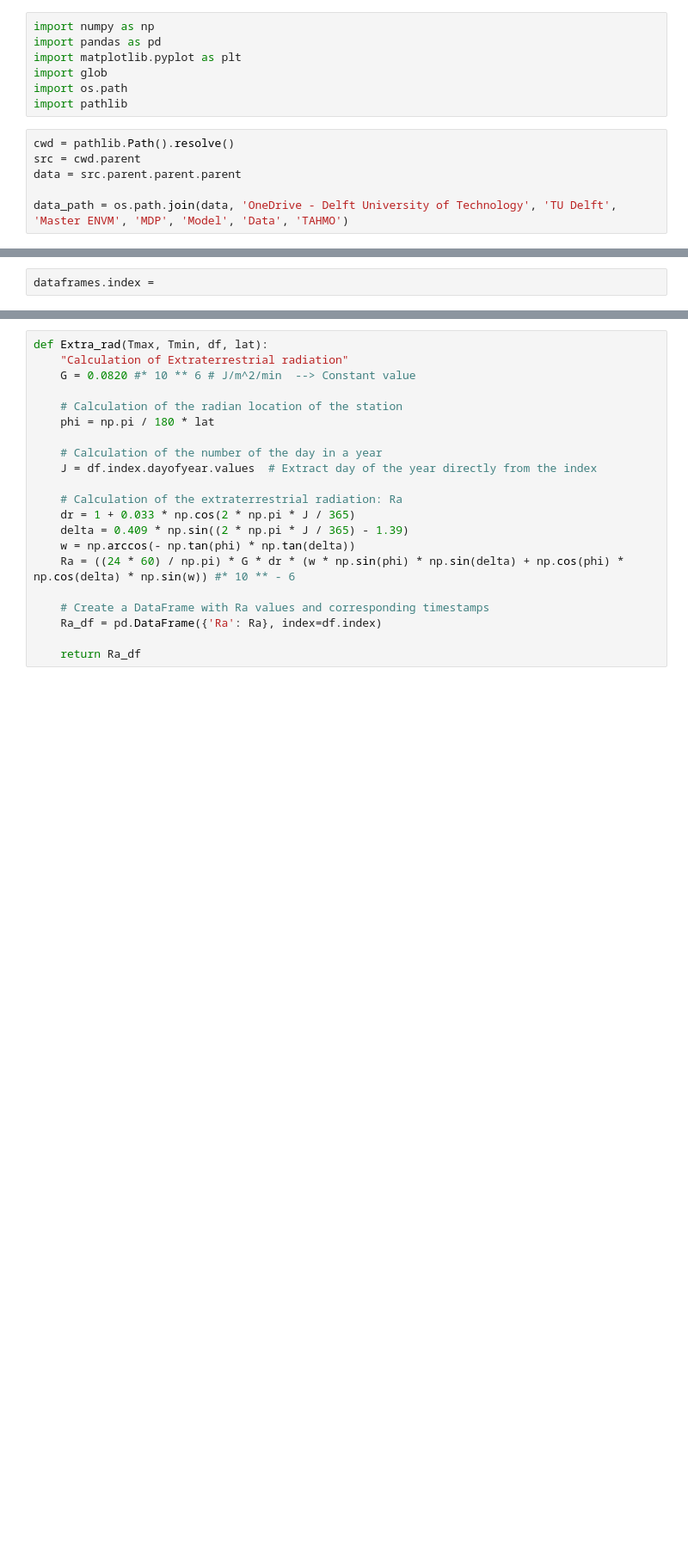
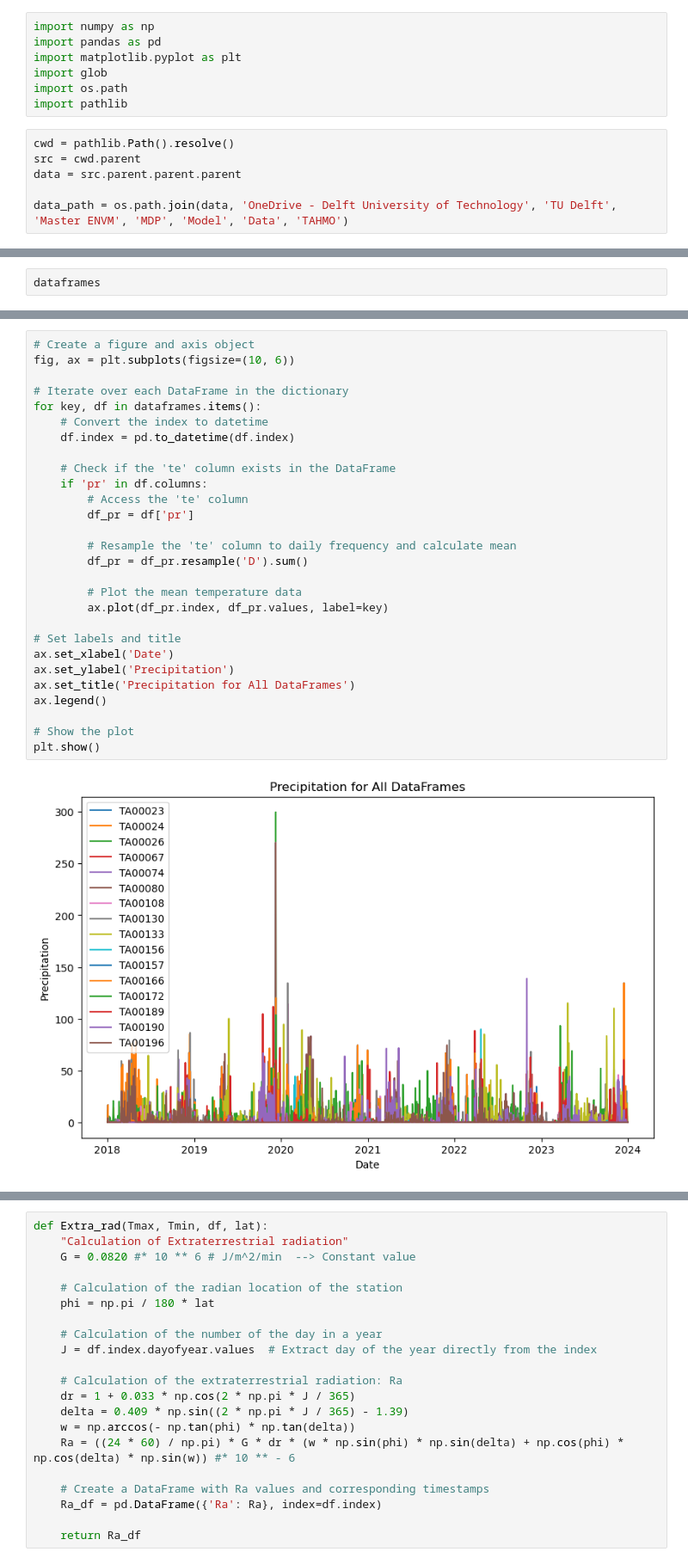
Before and after one commit to pjdebruijn2505/Git_mdp, a Jupyter notebook: data_processing/data_processing_all_TAHMO.ipynb, the cells around one changed output, grey strips where cells are left out. Shown at 86% size. Drawn from its saved outputs; the diff is of its cells as text; blank space fills up the shorter version.

```diff
--- a/data_processing/data_processing_all_TAHMO.ipynb
+++ b/data_processing/data_processing_all_TAHMO.ipynb
@@ -25,2 +77,2 @@ dataframes
 # %%
-dataframes.index =
+dataframes
@@ -26,0 +97,30 @@ dataframes.index =
+# %%
+# Create a figure and axis object
+fig, ax = plt.subplots(figsize=(10, 6))
+
+# Iterate over each DataFrame in the dictionary
+for key, df in dataframes.items():
+    # Convert the index to datetime
+    df.index = pd.to_datetime(df.index)
+
+    # Check if the 'te' column exists in the DataFrame
+    if 'pr' in df.columns:
+        # Access the 'te' column
+        df_pr = df['pr']
+
+        # Resample the 'te' column to daily frequency and calculate mean
+        df_pr = df_pr.resample('D').sum()
+
+        # Plot the mean temperature data
+        ax.plot(df_pr.index, df_pr.values, label=key)
+
+# Set labels and title
+ax.set_xlabel('Date')
+ax.set_ylabel('Precipitation')
+ax.set_title('Precipitation for All DataFrames')
+ax.legend()
+
+# Show the plot
+plt.show()
+# %% [output]
+[figure, added]
```
Also changed, not shown: parts of 5 cells of this notebook.
